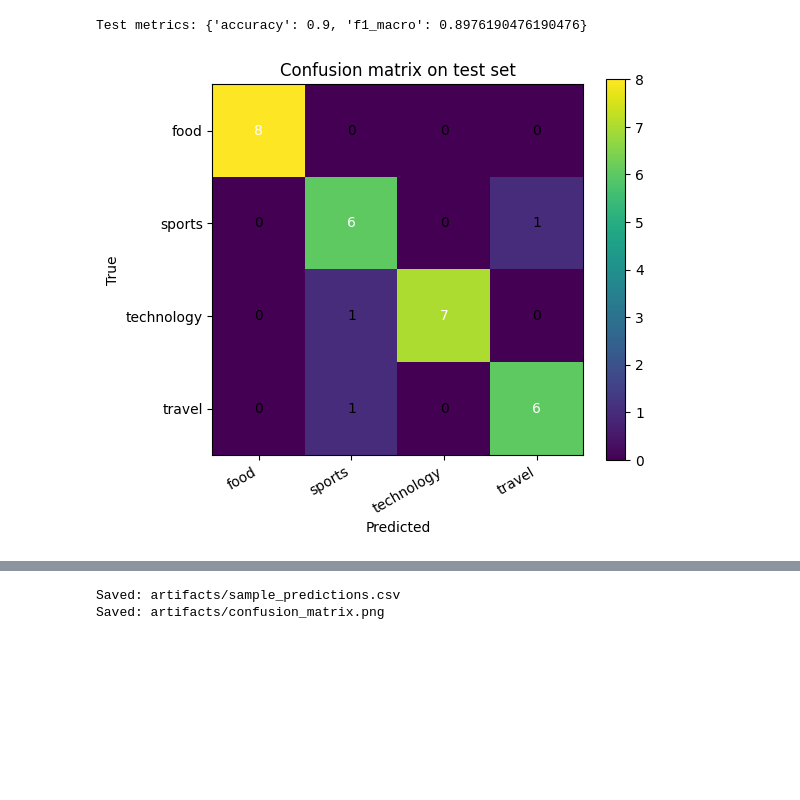
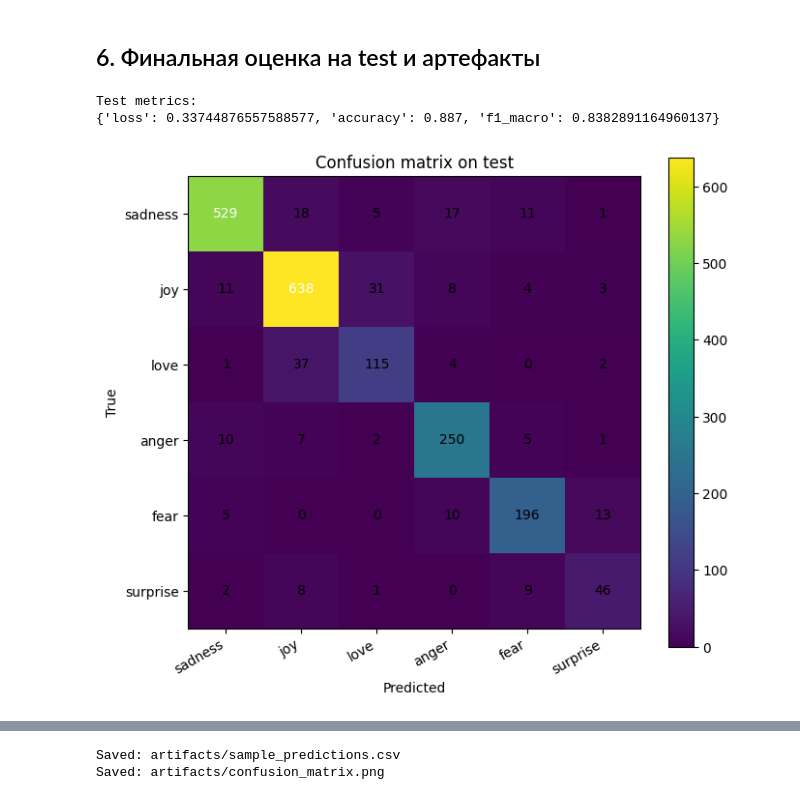
Before and after one commit to Andeco1/ai-engineering, a Jupyter notebook: homeworks/HW13/HW13.ipynb, the cells around one changed output, grey strips where cells are left out. Drawn from its saved outputs; the diff is of its cells as text; code cells hidden in the pictures; blank space fills up the shorter version.

```diff
--- a/homeworks/HW13/HW13.ipynb
+++ b/homeworks/HW13/HW13.ipynb
@@ -562,0 +194,19 @@ Best validation accuracy: 0.9333333333333333
+# %%
+# 4) Явная подготовка токенизации датасета для fine-tuning
+max_length = 64
+
+def tokenize_dataset(batch):
+    return tokenizer(
+        batch["text"],
+        padding="max_length",
+        truncation=True,
+        max_length=max_length,
+    )
+
+tokenized_ds = raw_ds.map(tokenize_dataset, batched=True)
+tokenized_ds = tokenized_ds.remove_columns(["text"])
+tokenized_ds = tokenized_ds.rename_column("label", "labels")
+tokenized_ds.set_format(type="torch", columns=["input_ids", "attention_mask", "labels"])
+
+print(tokenized_ds)
+print(tokenized_ds["train"][0])
@@ -563,56 +343,44 @@ Best validation accuracy: 0.9333333333333333
+# %% [markdown]
+## 6. Финальная оценка на test и артефакты
 # %%
+# 6) Один финальный прогон на test
+# Модель выбиралась по validation, test используется ровно один раз для финальной оценки.
+test_metrics, y_true, y_pred, y_prob = evaluate(model, test_loader)
+print("Test metrics:")
+print(test_metrics)
 
-# --- Финальная оценка на test ---
-test_metrics, y_true, y_pred, y_prob = evaluate_model(topic_model.to(device), topic_test_loader)
-print("Test metrics:", test_metrics)
-
-cm = confusion_matrix(y_true, y_pred, labels=list(range(len(topic_label_names))))
-
-# Матрица ошибок
-fig, ax = plt.subplots(figsize=(6, 5))
+cm = confusion_matrix(y_true, y_pred, labels=list(range(len(label_names))))
+fig, ax = plt.subplots(figsize=(7, 6))
 im = ax.imshow(cm, interpolation="nearest")
-ax.set_title("Confusion matrix on test set")
+ax.set_title("Confusion matrix on test")
 fig.colorbar(im, ax=ax)
-ax.set_xticks(range(len(topic_label_names)))
-ax.set_xticklabels(topic_label_names, rotation=30, ha="right")
-ax.set_yticks(range(len(topic_label_names)))
-ax.set_yticklabels(topic_label_names)
+ax.set_xticks(range(len(label_names)))
+ax.set_xticklabels(label_names, rotation=30, ha="right")
+ax.set_yticks(range(len(label_names)))
+ax.set_yticklabels(label_names)
 ax.set_xlabel("Predicted")
 ax.set_ylabel("True")
-threshold = cm.max() / 2.0
 for i in range(cm.shape[0]):
     for j in range(cm.shape[1]):
-        ax.text(j, i, str(cm[i, j]), ha="center", va="center", color="white" if cm[i, j] > threshold else "black")
+        ax.text(j, i, int(cm[i, j]), ha="center", va="center", color="white" if cm[i, j] > cm.max() / 2 else "black")
 fig.tight_layout()
 fig.savefig(ART_DIR / "confusion_matrix.png", dpi=160, bbox_inches="tight")
 plt.show()
 plt.close(fig)
 
-# Примеры предсказаний
-sample_errors = pd.DataFrame({
-    "text": test_df.iloc[list(range(len(test_df))) ]["text"].tolist(),
-})
-pred_df = pd.DataFrame({
-    "text": test_df["text"].tolist(),
-    "true_label": [topic_id2label[int(i)] for i in y_true],
-    "pred_label": [topic_id2label[int(i)] for i in y_pred],
+sample_predictions = pd.DataFrame({
+    "text": raw_ds["test"]["text"],
+    "true_label": [id2label[int(i)] for i in y_true],
+    "pred_label": [id2label[int(i)] for i in y_pred],
     "confidence": y_prob.max(axis=1),
 })
-display(pred_df.head(10))
+sample_predictions.to_csv(ART_DIR / "sample_predictions.csv", index=False)
 
-errors = pred_df[pred_df["true_label"] != pred_df["pred_label"]].copy()
-correct = pred_df[pred_df["true_label"] == pred_df["pred_label"]].copy()
-sample_predictions = pd.concat(
-    [errors, correct.sample(n=max(0, 10 - len(errors)), random_state=SEED)],
-    ignore_index=True,
-)[["text", "true_label", "pred_label", "confidence"]]
-
-sample_predictions.to_csv(ART_DIR / "sample_predictions.csv", index=False)
-display(sample_predictions)
-
+display(sample_predictions.head(10))
 print("Saved:", ART_DIR / "sample_predictions.csv")
 print("Saved:", ART_DIR / "confusion_matrix.png")
 # %% [output]
-Test metrics: {'accuracy': 0.9, 'f1_macro': 0.8976190476190476}
+Test metrics:
+{'loss': 0.33744876557588577, 'accuracy': 0.887, 'f1_macro': 0.8382891164960137}
-[figure, old version]
+[figure, new version]
 |  | text | true_label | pred_label | confidence |
```
Also changed, not shown: parts of 25 cells of this notebook, 2 other files.
